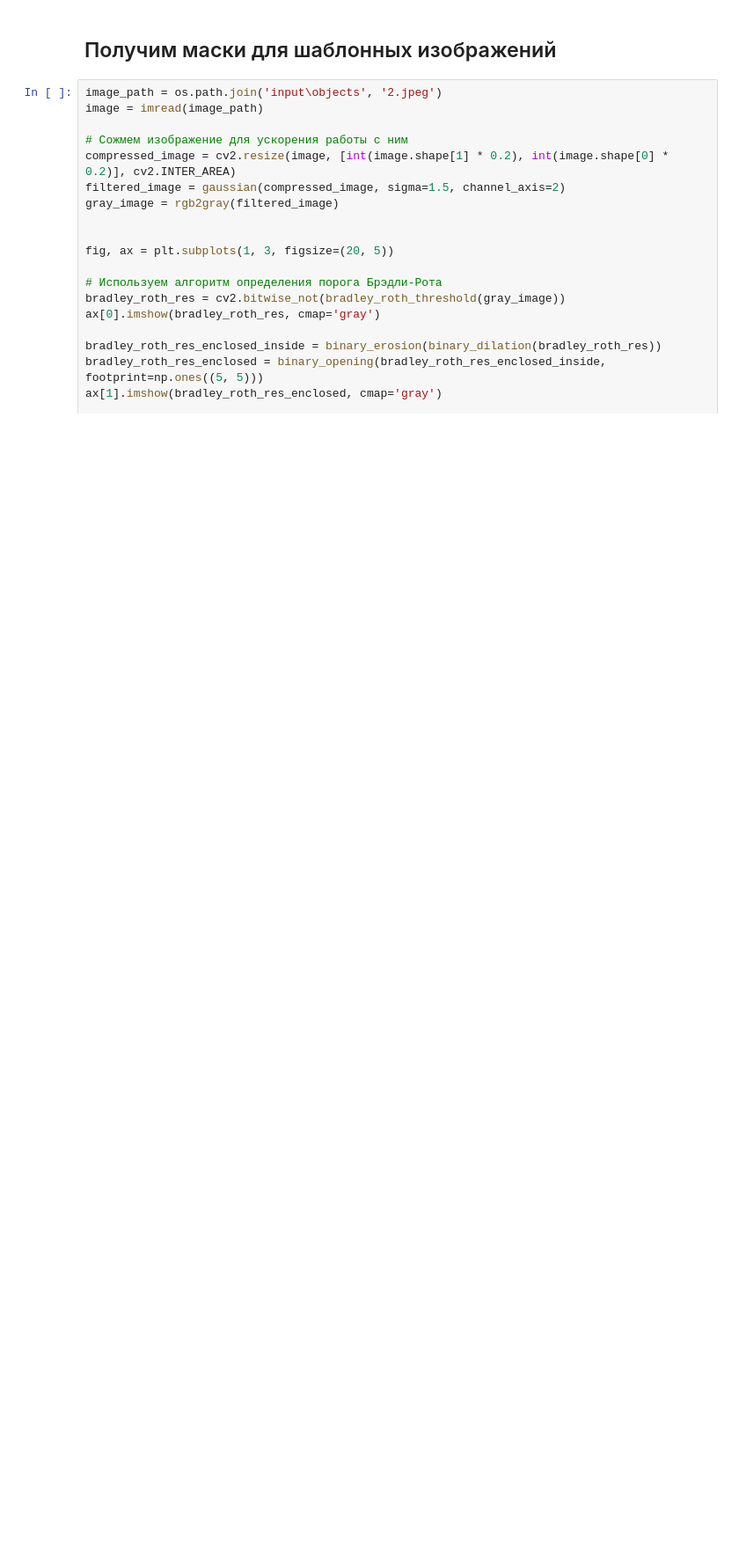
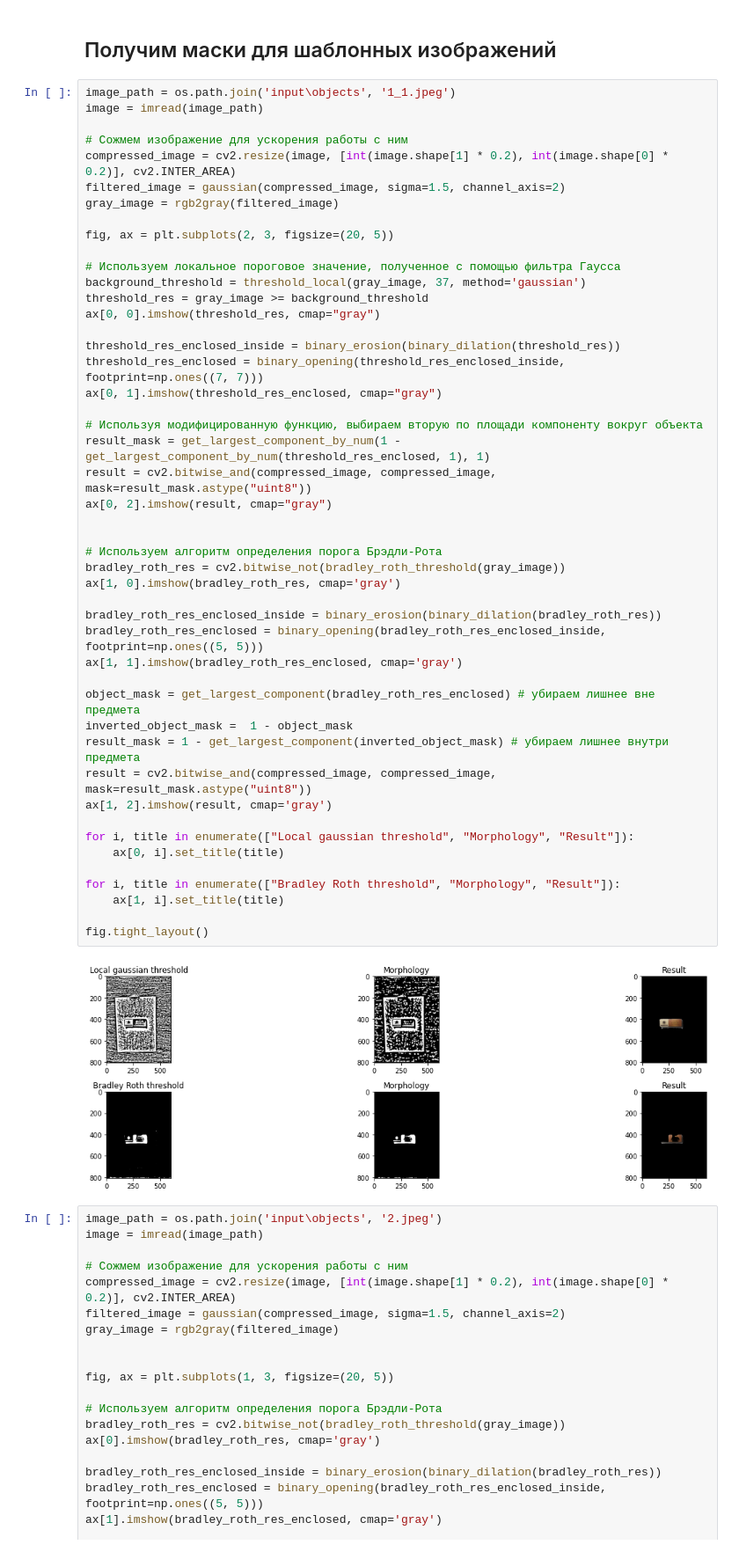
Before and after one commit to Olyco/IntelligentPlacer, a Jupyter notebook: intelligent_placer.ipynb, the cells around one changed output. Shown at 88% size. Drawn from its saved outputs; the diff is of its cells as text; blank space fills up the shorter version.

```diff
--- a/intelligent_placer.ipynb
+++ b/intelligent_placer.ipynb
@@ -110,6 +110,55 @@ def bradley_roth_threshold(image):
     return res
 # %% [markdown]
 ## Получим маски для шаблонных изображений
+# %%
+image_path = os.path.join('input\objects', '1_1.jpeg')
+image = imread(image_path)
+
+# Сожмем изображение для ускорения работы с ним
+compressed_image = cv2.resize(image, [int(image.shape[1] * 0.2), int(image.shape[0] * 0.2)], cv2.INTER_AREA)
+filtered_image = gaussian(compressed_image, sigma=1.5, channel_axis=2)
+gray_image = rgb2gray(filtered_image)
+
+fig, ax = plt.subplots(2, 3, figsize=(20, 5))
+
+# Используем локальное пороговое значение, полученное с помощью фильтра Гаусса
+background_threshold = threshold_local(gray_image, 37, method='gaussian')
+threshold_res = gray_image >= background_threshold
+ax[0, 0].imshow(threshold_res, cmap="gray")
+
+threshold_res_enclosed_inside = binary_erosion(binary_dilation(threshold_res))
+threshold_res_enclosed = binary_opening(threshold_res_enclosed_inside, footprint=np.ones((7, 7)))
+ax[0, 1].imshow(threshold_res_enclosed, cmap="gray")
+
+# Используя модифицированную функцию, выбираем вторую по площади компоненту вокруг объекта
+result_mask = get_largest_component_by_num(1 - get_largest_component_by_num(threshold_res_enclosed, 1), 1)
+result = cv2.bitwise_and(compressed_image, compressed_image, mask=result_mask.astype("uint8"))
+ax[0, 2].imshow(result, cmap="gray")
+
+
+# Используем алгоритм определения порога Брэдли-Рота
+bradley_roth_res = cv2.bitwise_not(bradley_roth_threshold(gray_image))
+ax[1, 0].imshow(bradley_roth_res, cmap='gray')
+
+bradley_roth_res_enclosed_inside = binary_erosion(binary_dilation(bradley_roth_res))
+bradley_roth_res_enclosed = binary_opening(bradley_roth_res_enclosed_inside, footprint=np.ones((5, 5)))
+ax[1, 1].imshow(bradley_roth_res_enclosed, cmap='gray')
+
+object_mask = get_largest_component(bradley_roth_res_enclosed) # убираем лишнее вне предмета
+inverted_object_mask =  1 - object_mask
+result_mask = 1 - get_largest_component(inverted_object_mask) # убираем лишнее внутри предмета
+result = cv2.bitwise_and(compressed_image, compressed_image, mask=result_mask.astype("uint8"))
+ax[1, 2].imshow(result, cmap='gray')
+
+for i, title in enumerate(["Local gaussian threshold", "Morphology", "Result"]):
+    ax[0, i].set_title(title)
+
+for i, title in enumerate(["Bradley Roth threshold", "Morphology", "Result"]):
+    ax[1, i].set_title(title)
+
+fig.tight_layout()
+# %% [output]
+[figure, added]
 # %%
 image_path = os.path.join('input\objects', '2.jpeg')
 image = imread(image_path)
```
Also changed, not shown: parts of 1 cell of this notebook, 2 other files.
